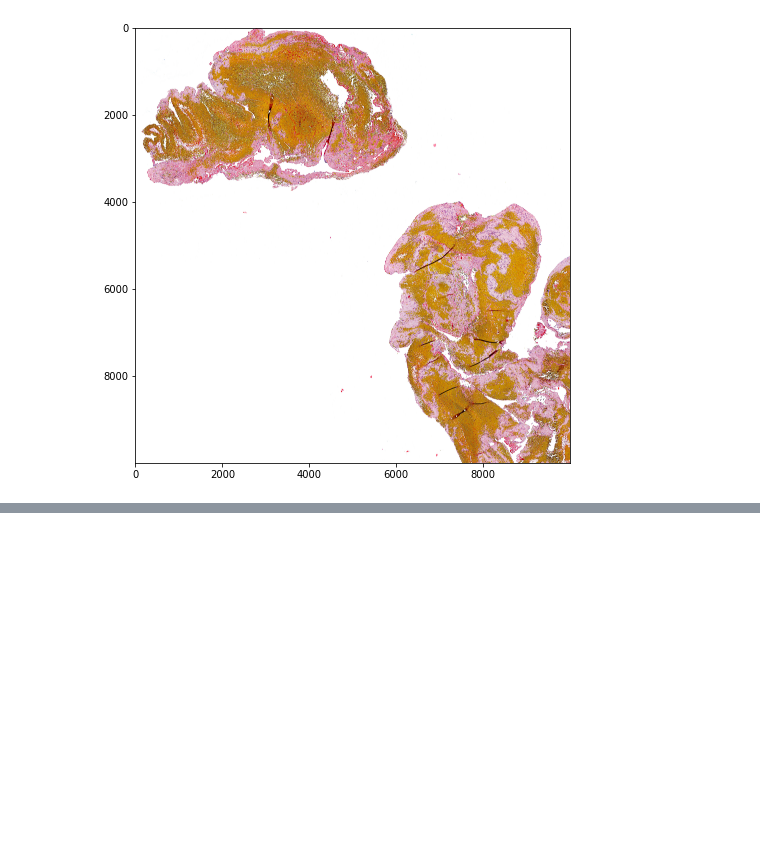
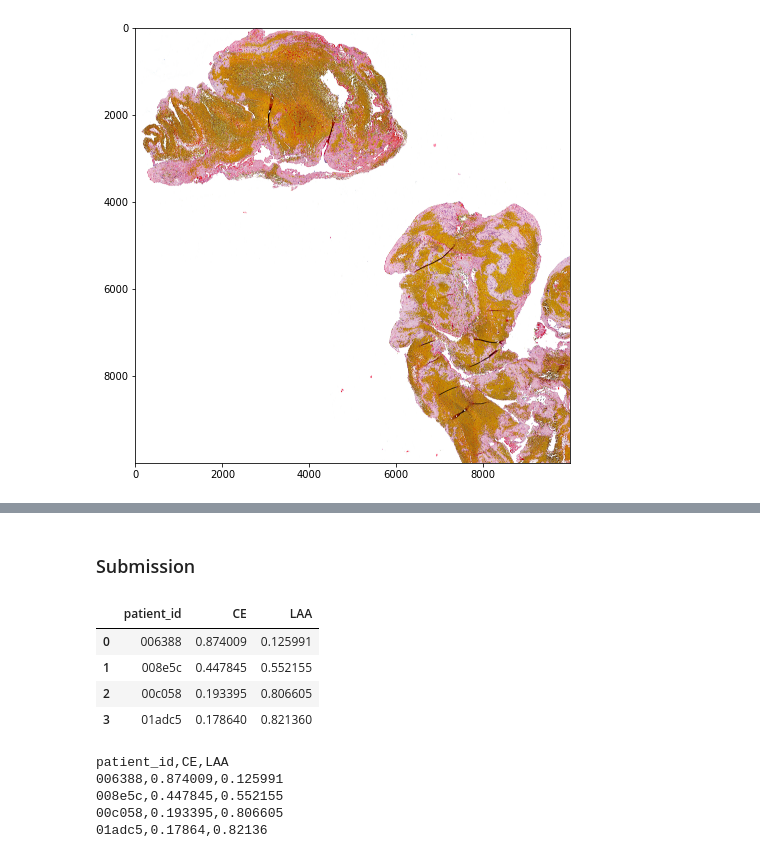
Before and after one commit to jma02/kaggle-mayo-clinic, a Jupyter notebook: mayo-clinic-strip-ai-stroke-classification.ipynb, the cells around one changed output, grey strips where cells are left out. Cells and saved outputs as stored; diff of their text form; code cells hidden in the pictures; blank space fills up the shorter version.

```diff
--- a/mayo-clinic-strip-ai-stroke-classification.ipynb
+++ b/mayo-clinic-strip-ai-stroke-classification.ipynb
@@ -93,0 +213,35 @@ np.save("preprocessed", train_x) #saving to expediate testing in future
+# %% [markdown]
+### Submission
+# %%
+test_s=[]
+for i in test_df['file_path']:
+    x1=preprocess(i)
+    test_s.append(x1)
+test_s=np.array(test_s)
+
+sub_pred=model.predict(test_s)
+# %%
+submission = pd.DataFrame(test_df["patient_id"].copy())
+submission["CE"] = sub_pred
+submission["CE"] = submission["CE"].apply(lambda x : 0 if x<0 else x)
+submission["CE"] = submission["CE"].apply(lambda x : 1 if x>1 else x)
+submission["LAA"] = 1- submission["CE"]
+
+submission = submission.groupby("patient_id").mean()
+submission = submission[["CE", "LAA"]].round(6).reset_index()
+submission
+# %% [output]
+|  | patient_id | CE | LAA |
+| 0 | 006388 | 0.874009 | 0.125991 |
+| 1 | 008e5c | 0.447845 | 0.552155 |
+| 2 | 00c058 | 0.193395 | 0.806605 |
+| 3 | 01adc5 | 0.178640 | 0.821360 |
+# %%
+submission.to_csv("submission.csv", index = False)
+!head submission.csv
+# %% [output]
+patient_id,CE,LAA
+006388,0.874009,0.125991
+008e5c,0.447845,0.552155
+00c058,0.193395,0.806605
+01adc5,0.17864,0.82136
```
Also changed, not shown: parts of 13 cells of this notebook.
